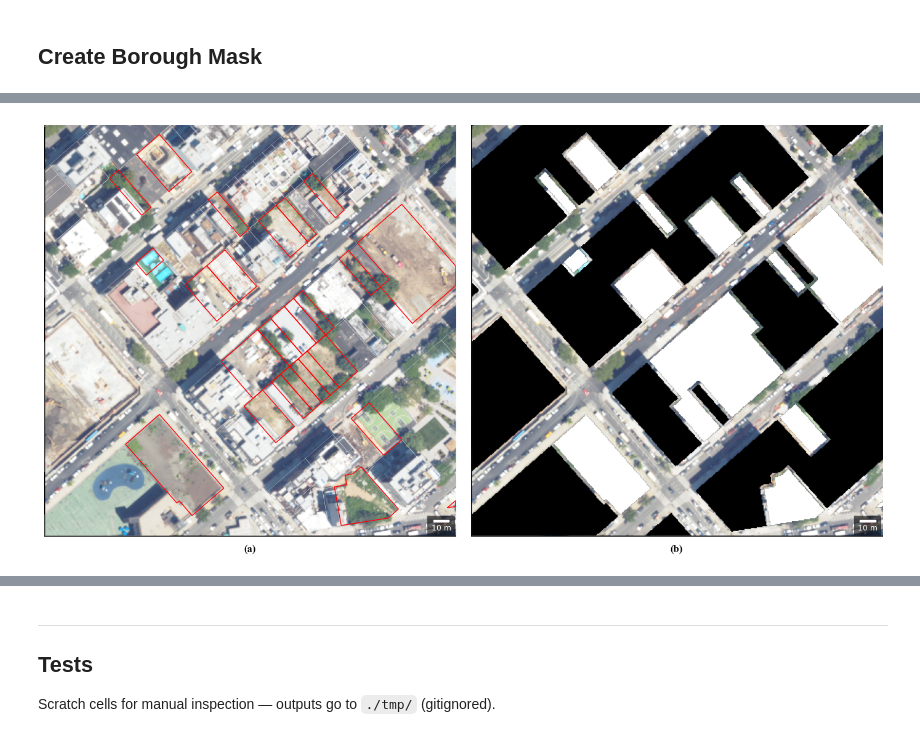
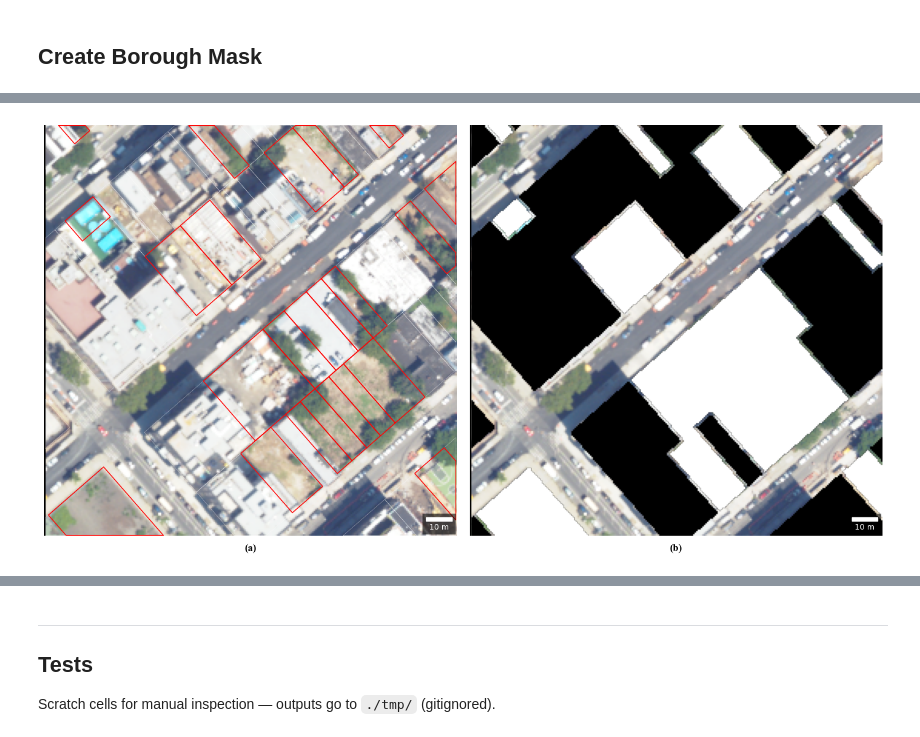
Before and after one commit to poltergeistjoya/Vacant_Lot_Detection, a Jupyter notebook: data_prep/01_prepare_segmentation_data.ipynb, the cells around one changed output, grey strips where cells are left out. Drawn from its saved outputs; the diff is of its cells as text; code cells hidden in the pictures.

```diff
--- a/data_prep/01_prepare_segmentation_data.ipynb
+++ b/data_prep/01_prepare_segmentation_data.ipynb
@@ -177,7 +177,7 @@ from vacant_lot.plotting import plot_naip_parcels, save_figure
 # BBLs to manually exclude from the vacancy mask (set to 255 / nodata)
 # Add BBLs here after visual inspection in QGIS
 # BBLs mainly in shadow
-OMIT_BBLS = [400434001,1012730015,1012730016,1012730017,1012720050,1012720005,1012720007,1007100060,1012720069]
+OMIT_BBLS = [4004340001,1012730015,1012730016,1012730017,1012720050,1012720005,1012720007,1007100060,1012720069]
 
 
 parcel_gdf_filtered = parcel_gdf[~parcel_gdf["BBL"].isin(OMIT_BBLS)].copy()
@@ -231,7 +231,7 @@ fig = plot_vacancy_overview(
     naip_vrt=vrt_path,
     export_gdf=export_gdf,
     vacancy_mask_path=vacancy_mask_path,
-    cx=588920.5, cy=4506140.0, radius=130,
+    cx=588920.5, cy=4506140.0, radius=80,
 )
 plt.show()
 
@@ -242 +242 @@ plt.show()
-[figure, old version]
+[figure, new version]
```
Also changed, not shown: parts of 3 cells of this notebook, 1 other file.
